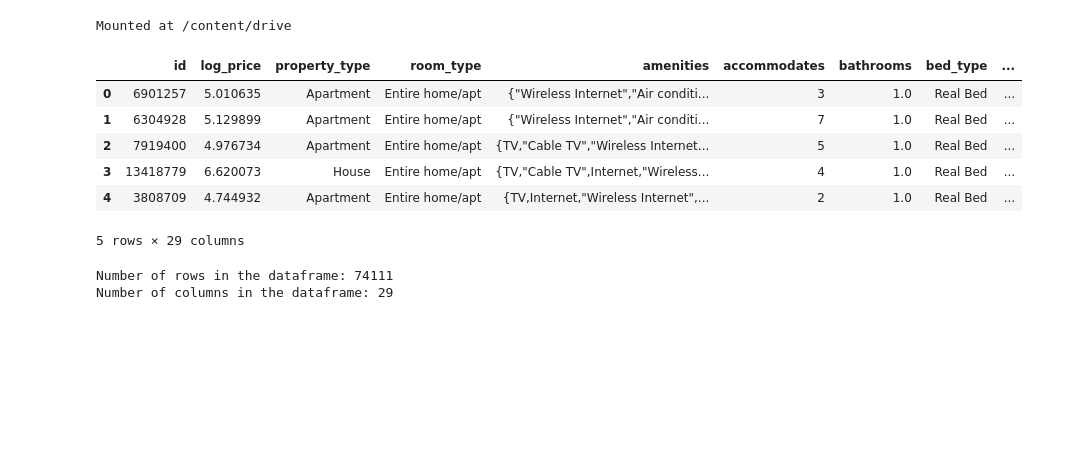
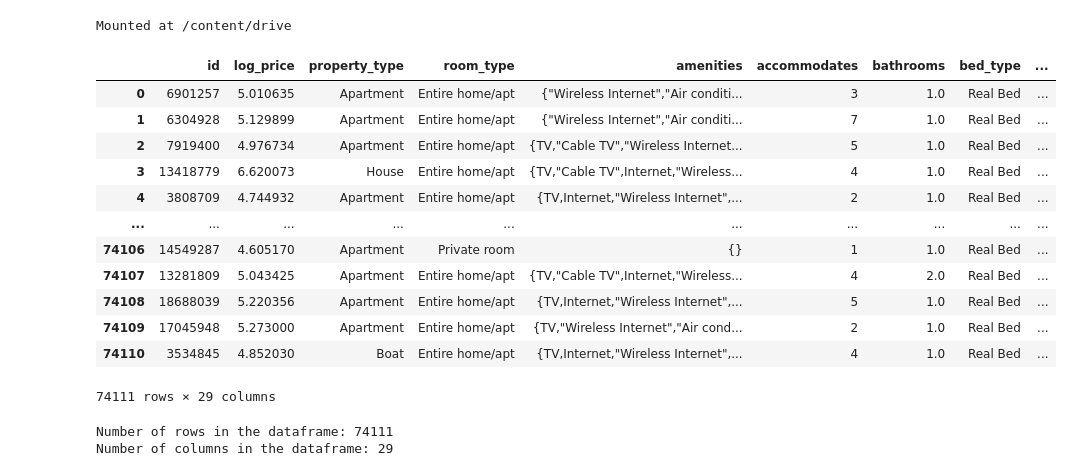
Before and after one commit to Darkling-01/Airbnb-Machine-Learning, a Jupyter notebook: Project_1.ipynb, the cells around one changed output. Cells and saved outputs as stored; diff of their text form; code cells hidden in the pictures; blank space fills up the shorter version.

Commit message:
added a new column and making the code more cleaner

```diff
--- a/Project_1.ipynb
+++ b/Project_1.ipynb
@@ -19,15 +19,21 @@ drive.mount('/content/drive', force_remount=True)
 Mounted at /content/drive
 # %%
 dataset = pd.read_csv('/content/drive/MyDrive/Colab Notebooks/airbnb_data.csv')
-dataset.head()
+dataset
 # %% [output]
 |  | id | log_price | property_type | room_type | amenities | accommodates | bathrooms | bed_type | ... |
 | 0 | 6901257 | 5.010635 | Apartment | Entire home/apt | {"Wireless Internet","Air conditi... | 3 | 1.0 | Real Bed | ... |
 | 1 | 6304928 | 5.129899 | Apartment | Entire home/apt | {"Wireless Internet","Air conditi... | 7 | 1.0 | Real Bed | ... |
 | 2 | 7919400 | 4.976734 | Apartment | Entire home/apt | {TV,"Cable TV","Wireless Internet... | 5 | 1.0 | Real Bed | ... |
 | 3 | 13418779 | 6.620073 | House | Entire home/apt | {TV,"Cable TV",Internet,"Wireless... | 4 | 1.0 | Real Bed | ... |
 | 4 | 3808709 | 4.744932 | Apartment | Entire home/apt | {TV,Internet,"Wireless Internet",... | 2 | 1.0 | Real Bed | ... |
+| ... | ... | ... | ... | ... | ... | ... | ... | ... | ... |
+| 74106 | 14549287 | 4.605170 | Apartment | Private room | {} | 1 | 1.0 | Real Bed | ... |
+| 74107 | 13281809 | 5.043425 | Apartment | Entire home/apt | {TV,"Cable TV",Internet,"Wireless... | 4 | 2.0 | Real Bed | ... |
+| 74108 | 18688039 | 5.220356 | Apartment | Entire home/apt | {TV,Internet,"Wireless Internet",... | 5 | 1.0 | Real Bed | ... |
+| 74109 | 17045948 | 5.273000 | Apartment | Entire home/apt | {TV,"Wireless Internet","Air cond... | 2 | 1.0 | Real Bed | ... |
+| 74110 | 3534845 | 4.852030 | Boat | Entire home/apt | {TV,Internet,"Wireless Internet",... | 4 | 1.0 | Real Bed | ... |
-5 rows × 29 columns
+74111 rows × 29 columns
 # %%
 print('Number of rows in the dataframe:', dataset.shape[0])
 print('Number of columns in the dataframe:', dataset.shape[1])
```
Also changed, not shown: parts of 5 cells of this notebook.
